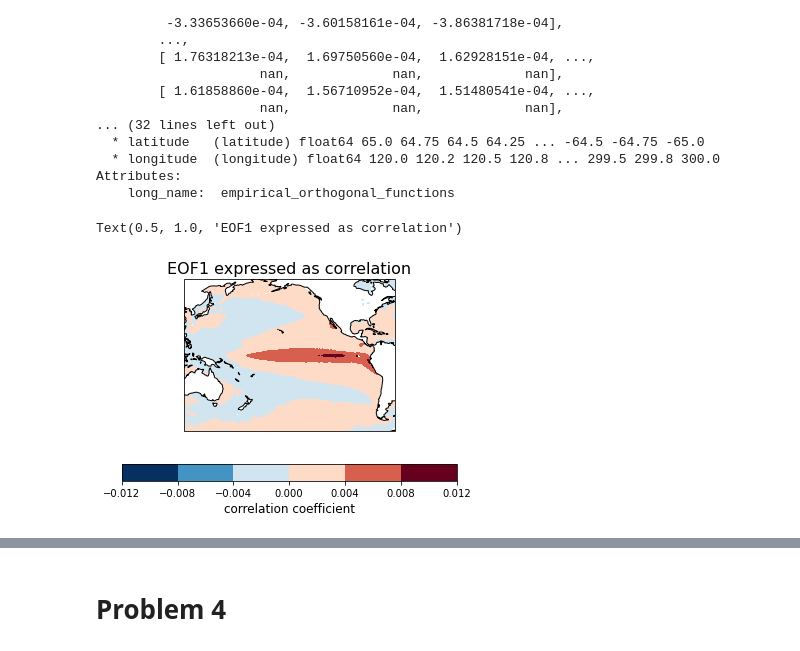
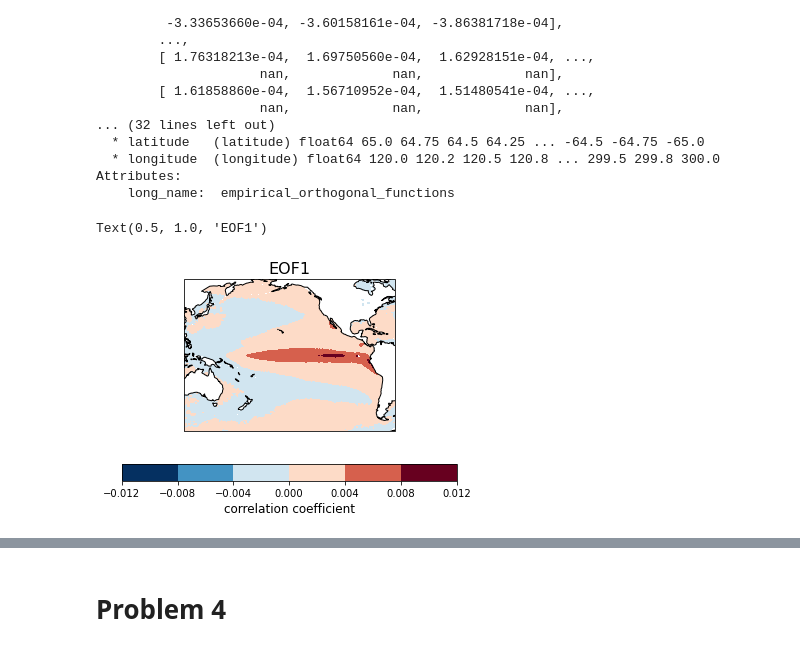
Before and after one commit to atmsillinois/time-series-and-eofs-EWolffWX, a Jupyter notebook: Homework4.ipynb, the cells around one changed output, grey strips where cells are left out. Drawn from its saved outputs; the diff is of its cells as text; code cells hidden in the pictures.

```diff
--- a/Homework4.ipynb
+++ b/Homework4.ipynb
@@ -361,14 +361,14 @@ Attributes:
     long_name:  empirical_orthogonal_functions
 # %%
 # Plot the leading EOF expressed as correlation in the Pacific domain.
-clevs = np.linspace(-1, 1, 11)
+
 ax = plt.axes(projection=ccrs.PlateCarree(central_longitude=190))
 fill = eofs[0].plot.contourf(ax=ax, cmap=plt.cm.RdBu_r,
                              add_colorbar=False, transform=ccrs.PlateCarree())
 ax.add_feature(cfeature.COASTLINE, color='k', edgecolor='k')
 cb = plt.colorbar(fill, orientation='horizontal')
 cb.set_label('correlation coefficient', fontsize=12)
-ax.set_title('EOF1 expressed as correlation', fontsize=16)
+ax.set_title('EOF1', fontsize=16)
 # %% [output]
-Text(0.5, 1.0, 'EOF1 expressed as correlation')
+Text(0.5, 1.0, 'EOF1')
-[figure, old version]
+[figure, new version]
```
Also changed, not shown: parts of 1 cell of this notebook.
